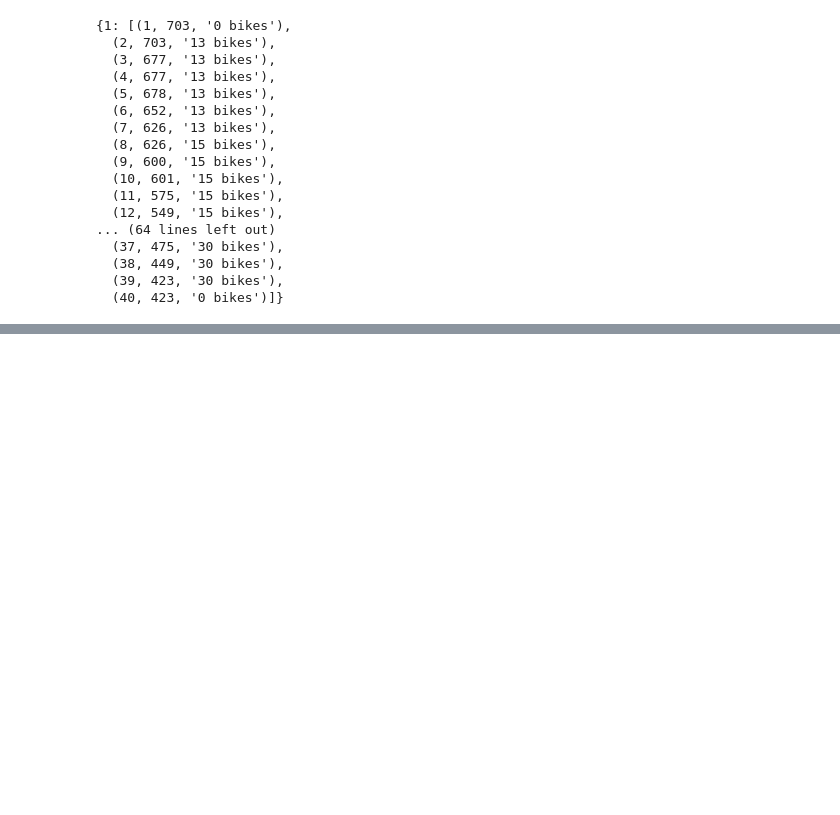
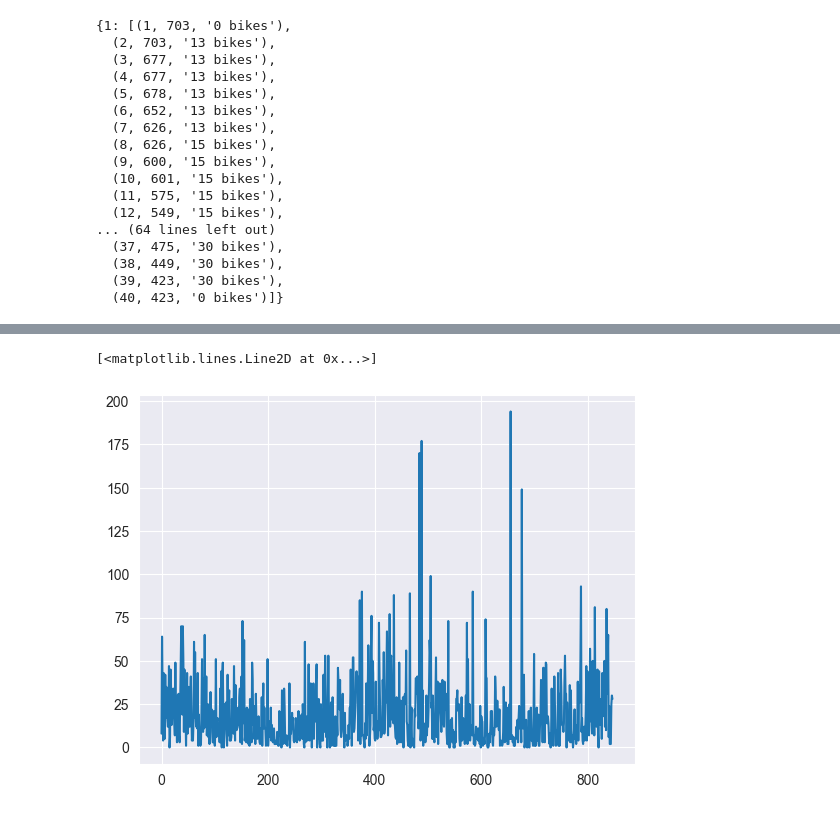
Before and after one commit to jarrettreimers/CSUREMM, a Jupyter notebook: cluster_model/cluster_model_testing.ipynb, the cells around one changed output, grey strips where cells are left out. Drawn from its saved outputs; the diff is of its cells as text; code cells hidden in the pictures; blank space fills up the shorter version.

```diff
--- a/cluster_model/cluster_model_testing.ipynb
+++ b/cluster_model/cluster_model_testing.ipynb
@@ -420,0 +319,4 @@ plt.show()
+# %%
+model.init_df_state(start_df, time=timedelta(hours=6))
+original_state = state_optimization.optimize(length=timedelta(hours=14), steps=4)
+model.reset_state(original_state, in_transit=[], time=timedelta(hours=6))
@@ -420,0 +328,33 @@ plt.show()
+# %%
+min_found = {i: False for i in model.cluster_dict}
+
+for step in range(1, 6):
+    opt_state = state_optimization.optimize(length=timedelta(hours=14), steps=int(24/(step+2)))
+    for i in original_state:
+        if not min_found[i] and opt_state[i] > original_state[i]:
+            bounded[i]['min'] = opt_state[i]
+            min_found[i] = True
+            states_altered += 1
+        elif min_found[i]:
+            opt_state[i] = bounded[i]['min']
+    num_min = sum([min_found[i] for i in min_found])
+    print('Number of min bounds:', num_min, 'out of', len(min_found))
+    print('States altered:', states_altered)
+    print('-------------------')
+    original_state = opt_state
+    for i in original_state:
+        if not min_found[i]:
+            original_state[i] -= int((step*model.cluster_dict[i].max_docks)/10)
+    model.reset_state(bike_state=original_state, in_transit=[], time=timedelta(hours=6))
+
+for i in original_state:
+    if not min_found[i]:
+        bounded[i]['min'] = opt_state[i]
+        min_found[i] = True
+
+num_min = sum([min_found[i] for i in min_found])
+num_max = sum([max_found[i] for i in max_found])
+print('Number of min bounds:', num_min, 'out of', len(min_found))
+print('Number of max bounds:', num_max, 'out of', len(max_found))
+print('States altered:', states_altered)
+print('-------------------')
@@ -420,0 +379,5 @@ plt.show()
+# %%
+plt.plot([i['max'] - i['min'] for i in bounded.values()])
+# %% [output]
+[<matplotlib.lines.Line2D at 0x...>]
+[figure, added]
```
Also changed, not shown: parts of 22 cells of this notebook, 6 other files.
